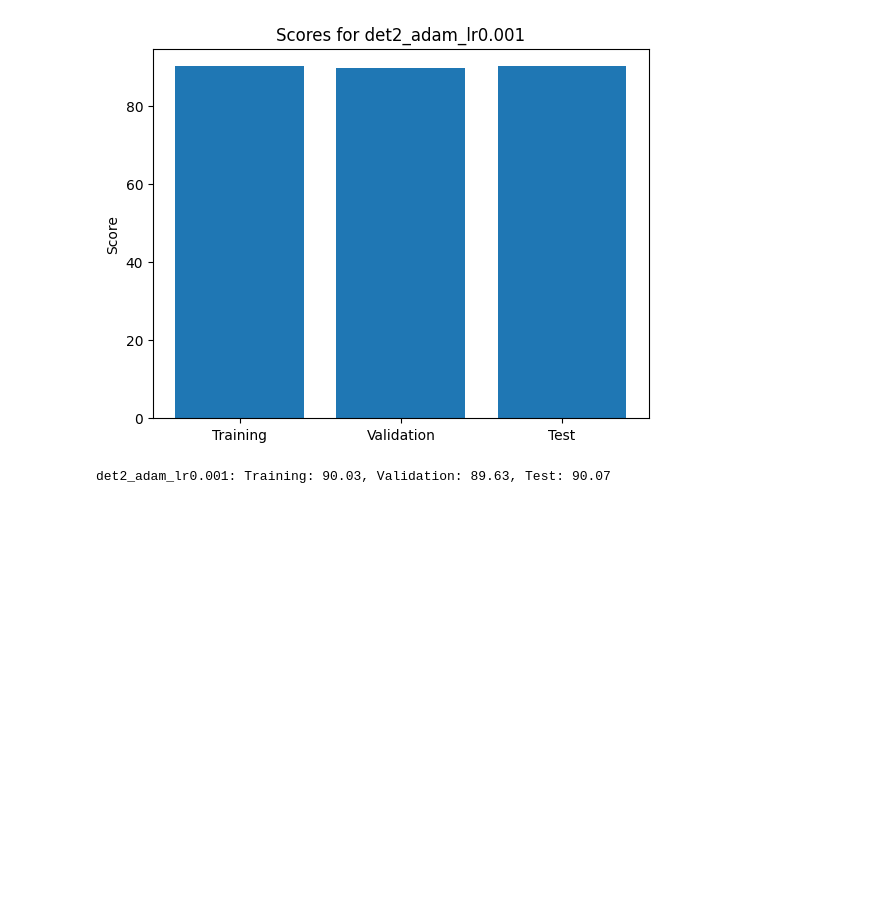
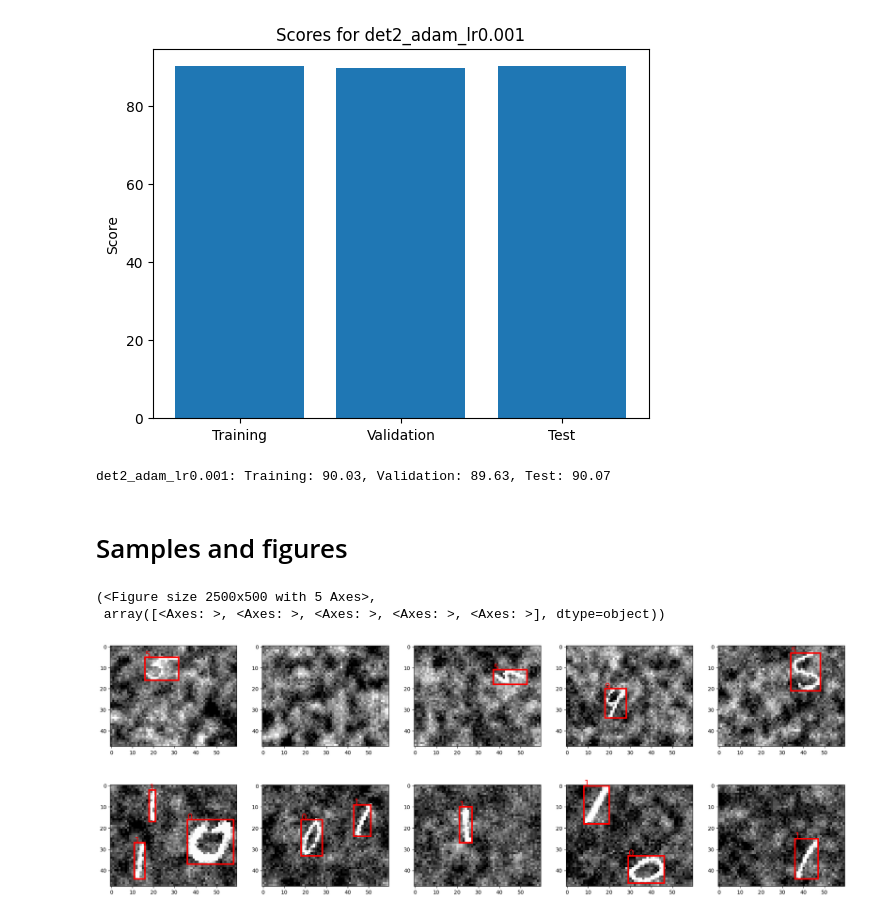
Before and after one commit to MatsM16/uib.inf265.project2, a Jupyter notebook: cnn.ipynb, the cells around one changed output. Drawn from its saved outputs; the diff is of its cells as text; code cells hidden in the pictures; blank space fills up the shorter version.

Commit message:
More figures

```diff
--- a/cnn.ipynb
+++ b/cnn.ipynb
@@ -663,3 +663,5 @@ Score: 90.07, IoU: -1.59, Confidence: 98.4%, Classifier: 63.9%, Accuracy: 91.7%
 Score: 90.03, IoU: -1.67, Confidence: 98.6%, Classifier: 63.9%, Accuracy: 91.7%
 [figure]
 det2_adam_lr0.001: Training: 90.03, Validation: 89.63, Test: 90.07
+# %% [markdown]
+# Samples and figures
@@ -665,0 +709,53 @@ det2_adam_lr0.001: Training: 90.03, Validation: 89.63, Test: 90.07
+# %%
+def plot_samples(samples:[(torch.Tensor, [torch.Tensor], [torch.Tensor])], name:str):
+    fig, axs = plt.subplots(1, 5, figsize=(25, 5))
+
+    for i, (image, labels, preds) in enumerate(samples):
+        if i >= 5: continue
+
+        ax = plot_image(image, ax=axs[i])
+
+        for label in labels:
+            plot_label_on_image(image, label, ax, color='r')
+
+        for pred in preds:
+            plot_label_on_image(image, pred, ax, color='b')
+
+    plt.savefig(f'assets/samples_{name}.png')
+    return fig, axs
+
+def plot_localization_samples():
+    samples = []
+
+    for images, labels in localization_test_loader:
+        for j in range(5):
+            samples.append((images[j], [labels[j]], []))
+        break
+
+    return plot_samples(samples, 'localization')
+
+
+def plot_detection_samples():
+    samples = []
+
+    for i, (images, labels) in enumerate(detection_test_loader):
+        if i < 12: continue
+
+        for j in range(5):
+            label_list = []
+            for y in range(2):
+                for x in range(3):
+                    grid_to_image(labels[j, y, x], cell=(x, y))
+                    label_list.append(labels[j, y, x])
+            samples.append((images[j], label_list, []))
+        break
+
+    return plot_samples(samples, 'detection')
+
+plot_localization_samples()
+plot_detection_samples()
+# %% [output]
+(<Figure size 2500x500 with 5 Axes>,
+ array([<Axes: >, <Axes: >, <Axes: >, <Axes: >, <Axes: >], dtype=object))
+[figure, added]
+[figure, added]
```
Also changed, not shown: parts of 2 cells of this notebook, 13 other files.
